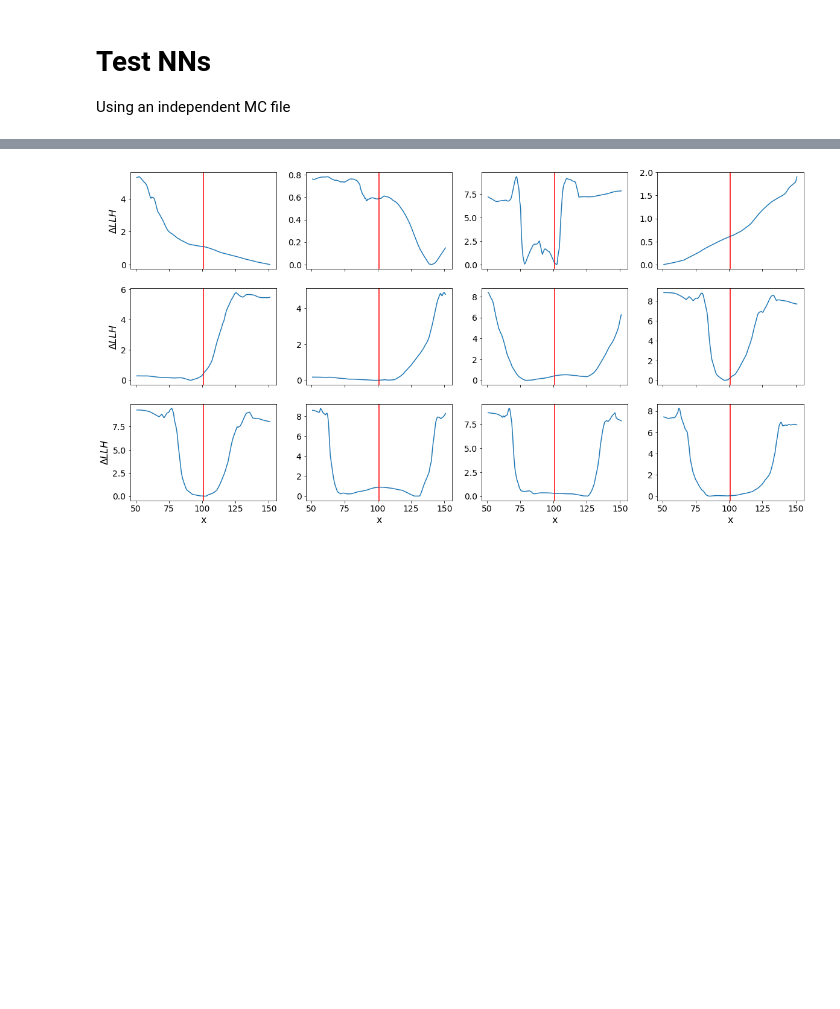
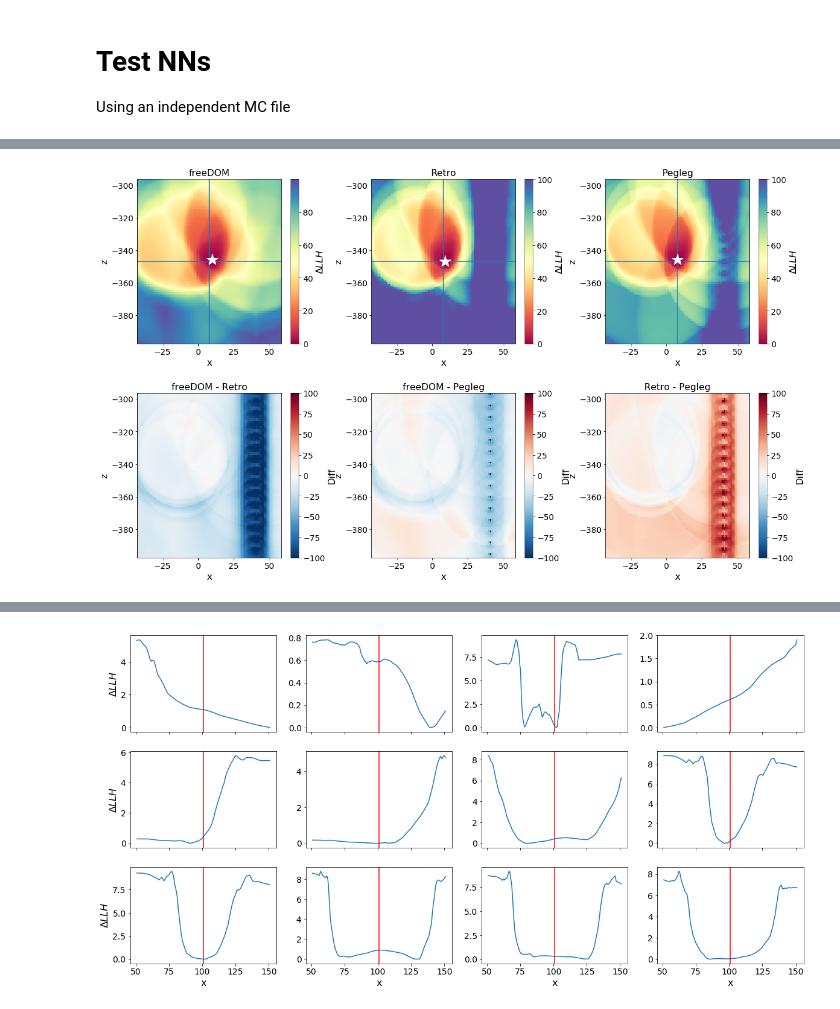
Before and after one commit to philippeller/freeDOM, a Jupyter notebook: freeDOM/inspect.ipynb, the cells around one changed output, grey strips where cells are left out. Cells and saved outputs as stored; diff of their text form; code cells hidden in the pictures; blank space fills up the shorter version.

```diff
--- a/freeDOM/inspect.ipynb
+++ b/freeDOM/inspect.ipynb
@@ -126,3 +152,27 @@ def get_llh_2d(event, plot_dim_x, plot_dim_y, n_steps=100, width='tight', subtra
+# %%
+fig, ax = plt.subplots(2,3, figsize = (20, 12))
+
+plt.subplots_adjust(hspace=0.3, wspace=0.3)
+
+max_llh = 100
+
+plot_2d(np.clip(p['tot'], 0, max_llh), t, ax[0,0])
+ax[0,0].set_title('freeDOM')
+plot_2d(np.clip(p['retro_llh'], 0, max_llh), t, ax[0,1])
+ax[0,1].set_title('Retro')
+plot_2d(np.clip(p['pegleg_llh'], 0, max_llh), t, ax[0,2])
+ax[0,2].set_title('Pegleg')
+
+np.clip(p['tot'] - p['retro_llh'], -max_llh, max_llh).plot(ax=ax[1,0], cmap='RdBu_r', cbar=True, vmin=-max_llh, vmax=max_llh, label='Diff')
+ax[1,0].set_title('freeDOM - Retro')
+np.clip(p['tot'] - p['pegleg_llh'], -max_llh, max_llh).plot(ax=ax[1,1], cmap='RdBu_r', cbar=True, vmin=-max_llh, vmax=max_llh, label='Diff')
+ax[1,1].set_title('freeDOM - Pegleg')
+np.clip(p['retro_llh'] - p['pegleg_llh'], -max_llh, max_llh).plot(ax=ax[1,2], cmap='RdBu_r', cbar=True, vmin=-max_llh, vmax=max_llh, label='Diff')
+ax[1,2].set_title('Retro - Pegleg')
+
+plt.savefig('plots/Event_%i_comparison_%s.png'%(event_idx, x_dim+y_dim), dpi=150, bbox_inches='tight')
+# %% [output]
+[figure, added]
 # %%
 %%time
 #event_idx = 666 # 666 #4242
```
Also changed, not shown: parts of 6 cells of this notebook, 5 other files.
